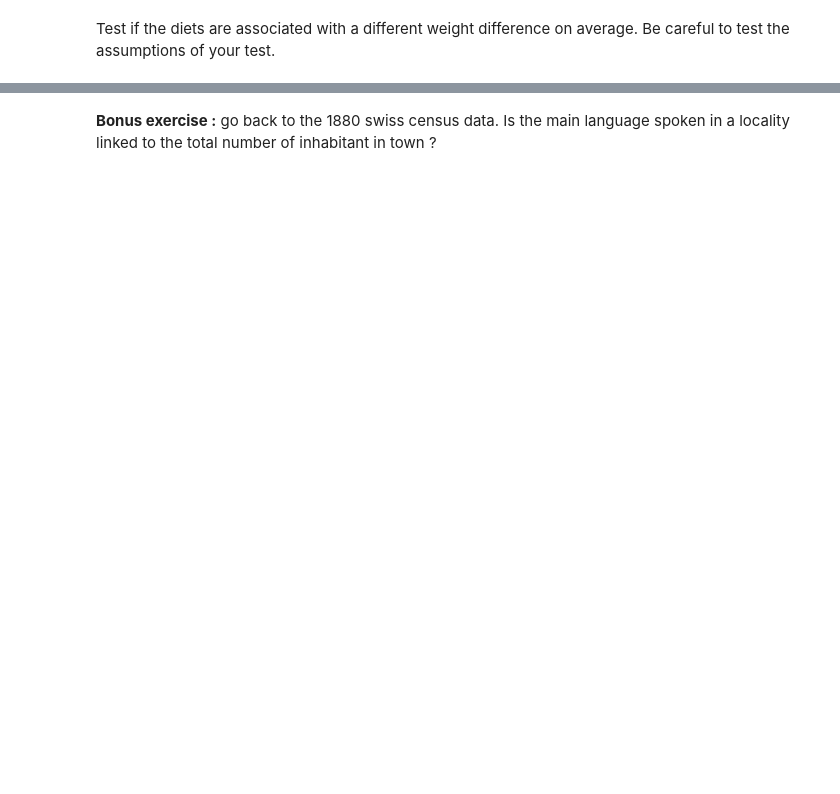
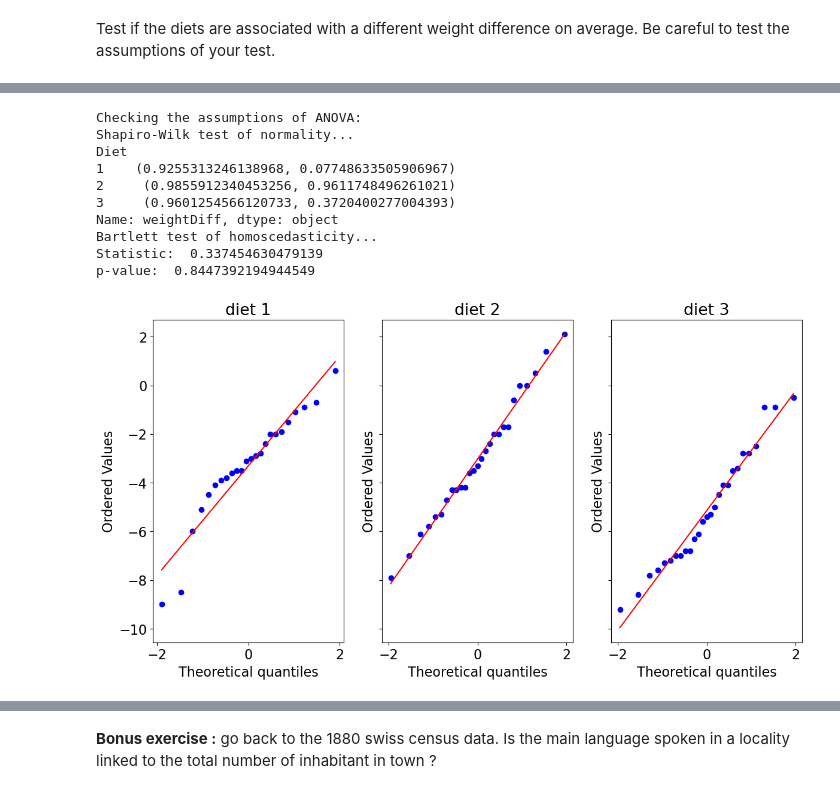
Before and after one commit to bioinfocz/IMG-Statistics-in-Python-Course, a Jupyter notebook: 03_distribution_and_statistical_tests_continued.ipynb, the cells around one changed output, grey strips where cells are left out. Drawn from its saved outputs; the diff is of its cells as text; code cells hidden in the pictures; blank space fills up the shorter version.

```diff
--- a/03_distribution_and_statistical_tests_continued.ipynb
+++ b/03_distribution_and_statistical_tests_continued.ipynb
@@ -564,3 +730,39 @@ Be careful to test the assumptions of your test.
+# %%
+# %load -r 8-30 solutions/solution_03_03.py
+## Test the assumptions for ANOVA:
+# QQplots
+fig, axes = plt.subplots(1, 3, figsize=(14,7), sharey=True)
+
+# There are 3 levels of diet: 1, 2, and 3
+for i, diet in enumerate([1,2,3]):
+    stats.probplot(df.loc[df.Diet == diet, 'weightDiff'], plot=axes[i])
+    axes[i].set_title("diet " + str(diet))
+
+# Using groupby, we can apply the test function to each condition automatically:
+print('Checking the assumptions of ANOVA:')
+
+print('Shapiro-Wilk test of normality...')
+print(df.groupby('Diet')['weightDiff'].apply(stats.shapiro))
+
+print('Bartlett test of homoscedasticity...')
+stat, pval = stats.bartlett(df['weightDiff'][df['Diet'] == 1],
+                            df['weightDiff'][df['Diet'] == 2],
+                            df['weightDiff'][df['Diet'] == 3]
+                           )
+print('Statistic: ', stat)
+print('p-value: ', pval)
+# %% [output]
+Checking the assumptions of ANOVA:
+Shapiro-Wilk test of normality...
+Diet
+1    (0.9255313246138968, 0.07748633505906967)
+2     (0.9855912340453256, 0.9611748496261021)
+3     (0.9601254566120733, 0.3720400277004393)
+Name: weightDiff, dtype: object
+Bartlett test of homoscedasticity...
+Statistic:  0.337454630479139
+p-value:  0.8447392194944549
+[figure, added]
 # %%
 # Perform the ANOVA test...
 # Create a solution here:
```
Also changed, not shown: parts of 53 cells of this notebook, 1 other file.
